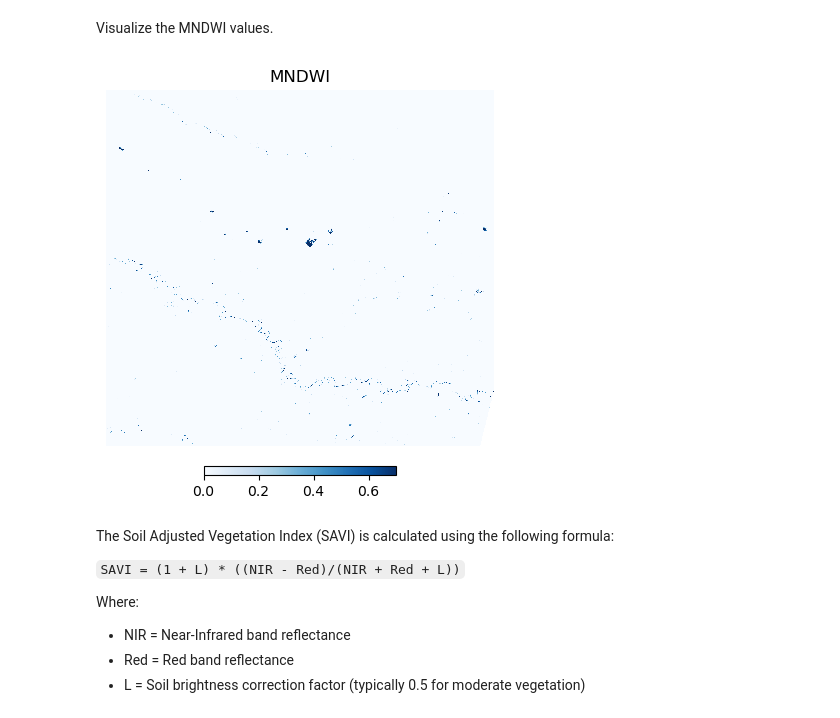
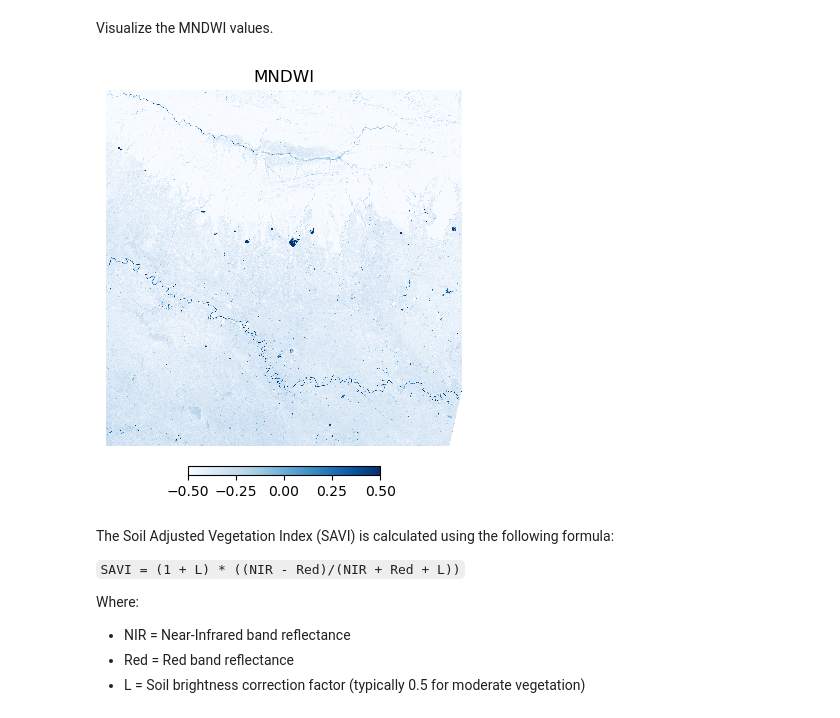
Before and after one commit to spatialthoughts/courses, a Jupyter notebook: docs/code/python_remote_sensing/module_02/01_calculating_indices.ipynb, the cells around one changed output. Cells and saved outputs as stored; diff of their text form; code cells hidden in the pictures.

```diff
--- a/docs/code/python_remote_sensing/module_02/01_calculating_indices.ipynb
+++ b/docs/code/python_remote_sensing/module_02/01_calculating_indices.ipynb
@@ -85,7 +85,7 @@ least_cloudy = items[0]
 
 ds = load(
     [least_cloudy],
-    bands=['red', 'green', 'blue', 'nir', 'swir16'],
+    bands=['red', 'green', 'blue', 'nir', 'swir16', 'swir22'],
     resolution=100, # Load the data at lower resolution to speed up processing
     crs='utm',
     chunks={'x': 1024, 'y': 1024},  # Explicitly define chunk sizes
@@ -224,24 +250,24 @@ Visualize the MNDWI values.
 # %%
 cbar_kwargs = {
     'orientation':'horizontal',
     'fraction': 0.025,
     'pad': 0.05,
     'extend':'neither'
 }
 fig, ax = plt.subplots(1, 1)
 fig.set_size_inches(5,5)
 mndwi.plot.imshow(
     ax=ax,
     cmap='Blues',
-    vmin=0,
-    vmax=0.7,
+    vmin=-0.5,
+    vmax=0.5,
     cbar_kwargs=cbar_kwargs)
 ax.set_title('MNDWI')
 ax.set_axis_off()
 ax.set_aspect('equal')
 plt.show()
 # %% [output]
-[figure, old version]
+[figure, new version]
 # %% [markdown]
 The Soil Adjusted Vegetation Index (SAVI) is calculated using the following formula:
 
```
Also changed, not shown: parts of 5 cells of this notebook, 11 other files.
